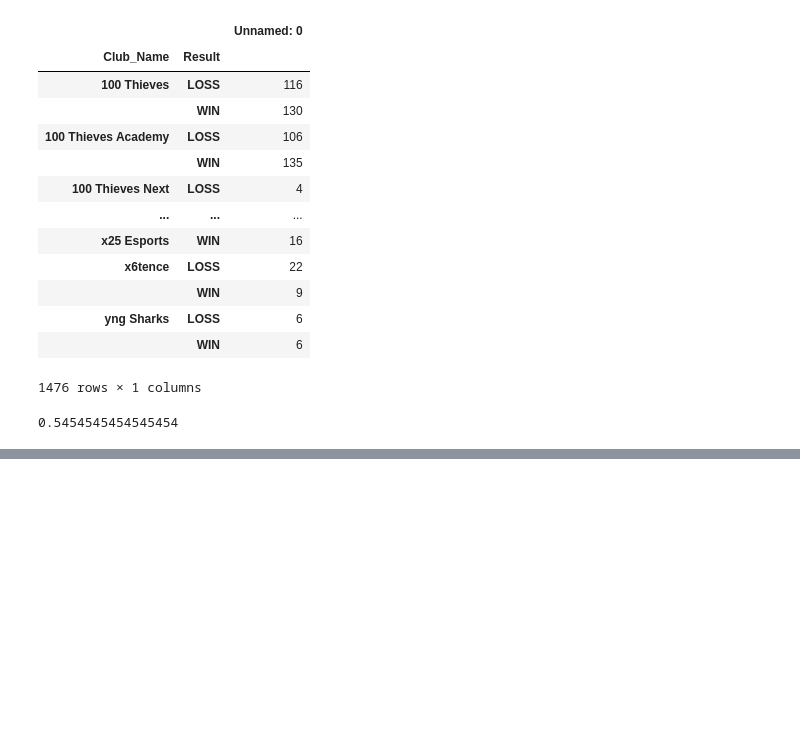
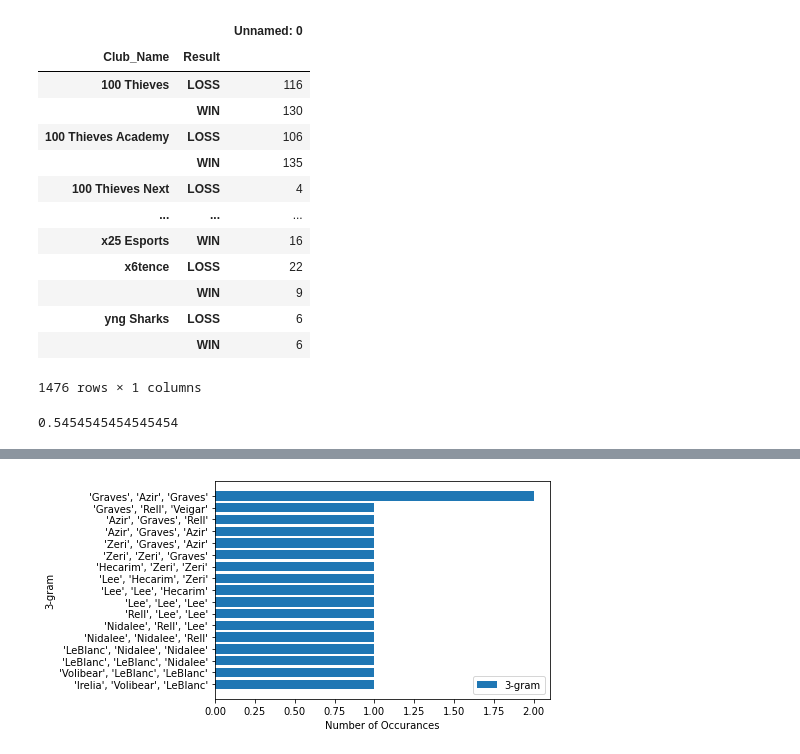
Before and after one commit to KarolKul-KK/League_Pro_Games_Analysis, a Jupyter notebook: notebooks/features_visualization.ipynb, the cells around one changed output, grey strips where cells are left out. Saved outputs shown, nothing was run; the diff lists cells and outputs as text; code cells hidden in the pictures; blank space fills up the shorter version.

```diff
--- a/notebooks/features_visualization.ipynb
+++ b/notebooks/features_visualization.ipynb
@@ -42,0 +252,5 @@ win_lose_percent[0][0]
+# %%
+plt = plot_ngram_counts(list(df['Ban_1'][:20]), 3)
+plt.show()
+# %% [output]
+[figure, added]
```
Also changed, not shown: parts of 16 cells of this notebook.
